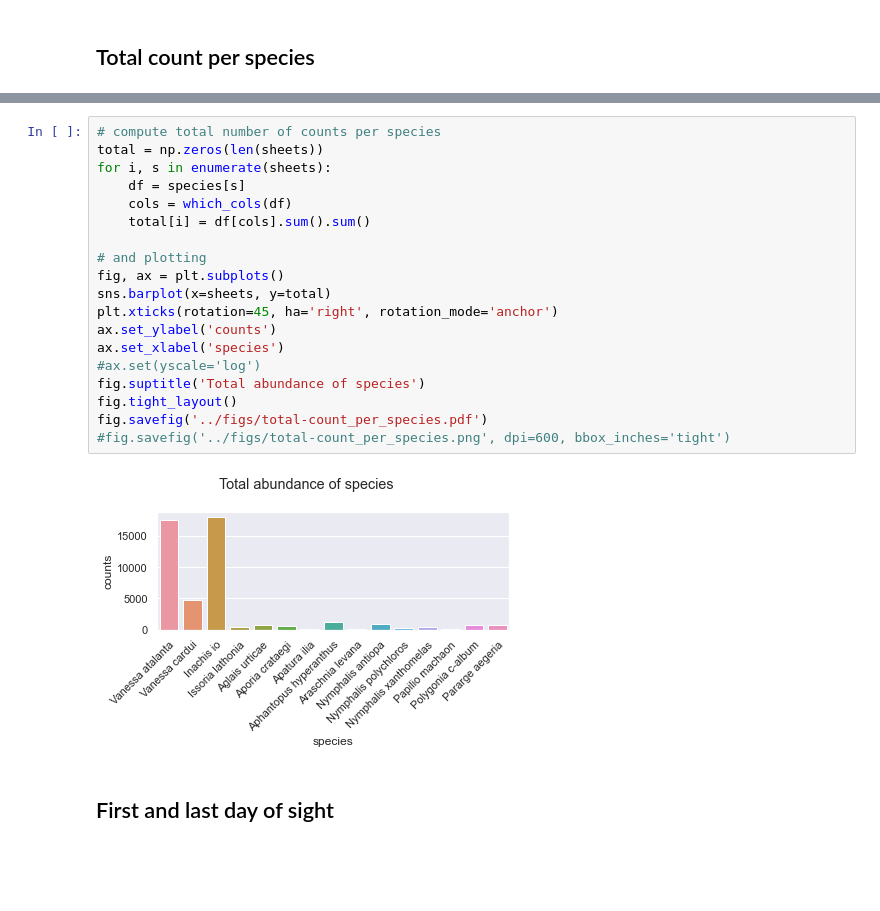
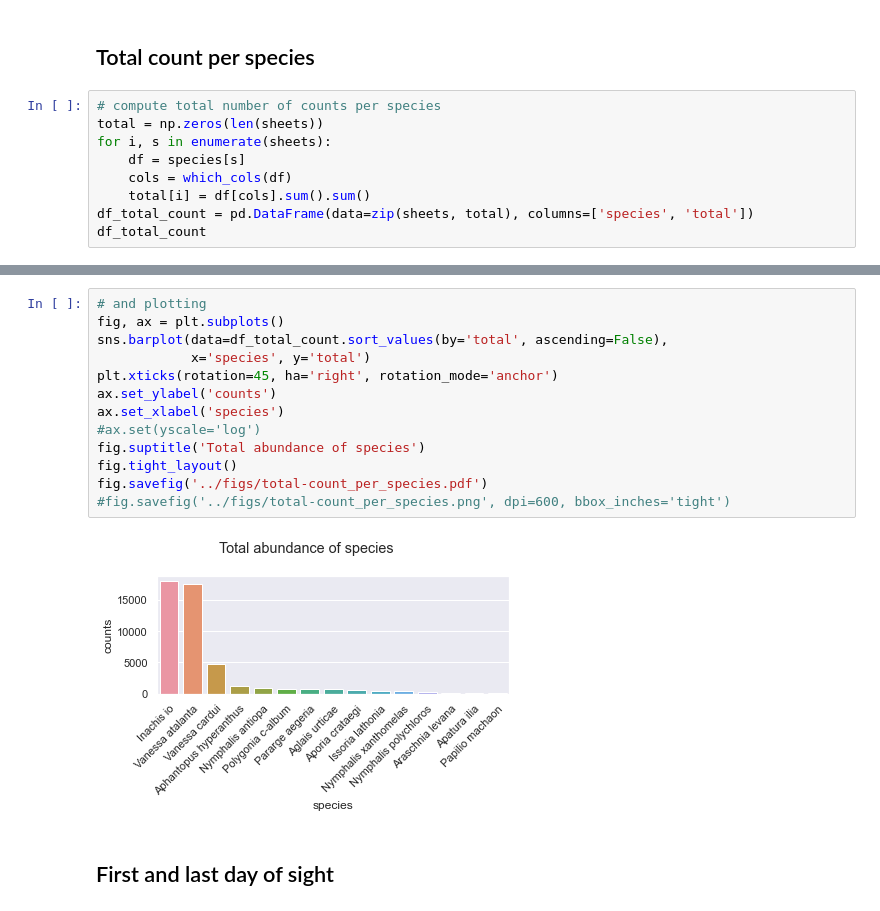
Before and after one commit to gtlab-barcelona/robert, a Jupyter notebook: data-exploration_first-last/code/2-further-analysis.ipynb, the cells around one changed output, grey strips where cells are left out. Drawn from its saved outputs; the diff is of its cells as text; blank space fills up the shorter version.

```diff
--- a/data-exploration_first-last/code/2-further-analysis.ipynb
+++ b/data-exploration_first-last/code/2-further-analysis.ipynb
@@ -26,3 +26,12 @@ from vals import sheets
 species, species_long, species_summed = import_pickled_data()
 # %% [markdown]
 ## Total count per species
+# %%
+# compute total number of counts per species
+total = np.zeros(len(sheets))
+for i, s in enumerate(sheets):
+    df = species[s]
+    cols = which_cols(df)
+    total[i] = df[cols].sum().sum()
+df_total_count = pd.DataFrame(data=zip(sheets, total), columns=['species', 'total'])
+df_total_count
@@ -29,24 +55,18 @@ species, species_long, species_summed = import_pickled_data()
 # %%
-# compute total number of counts per species
-total = np.zeros(len(sheets))
-for i, s in enumerate(sheets):
-    df = species[s]
-    cols = which_cols(df)
-    total[i] = df[cols].sum().sum()
-
 # and plotting
 fig, ax = plt.subplots()
-sns.barplot(x=sheets, y=total)
+sns.barplot(data=df_total_count.sort_values(by='total', ascending=False),
+            x='species', y='total')
 plt.xticks(rotation=45, ha='right', rotation_mode='anchor')
 ax.set_ylabel('counts')
 ax.set_xlabel('species')
 #ax.set(yscale='log')
 fig.suptitle('Total abundance of species')
 fig.tight_layout()
 fig.savefig('../figs/total-count_per_species.pdf')
 #fig.savefig('../figs/total-count_per_species.png', dpi=600, bbox_inches='tight')
 # %% [output]
-[figure, old version]
+[figure, new version]
 # %% [markdown]
 ## First and last day of sight
 # %%
```
Also changed, not shown: parts of 1 cell of this notebook, 25 other files.
